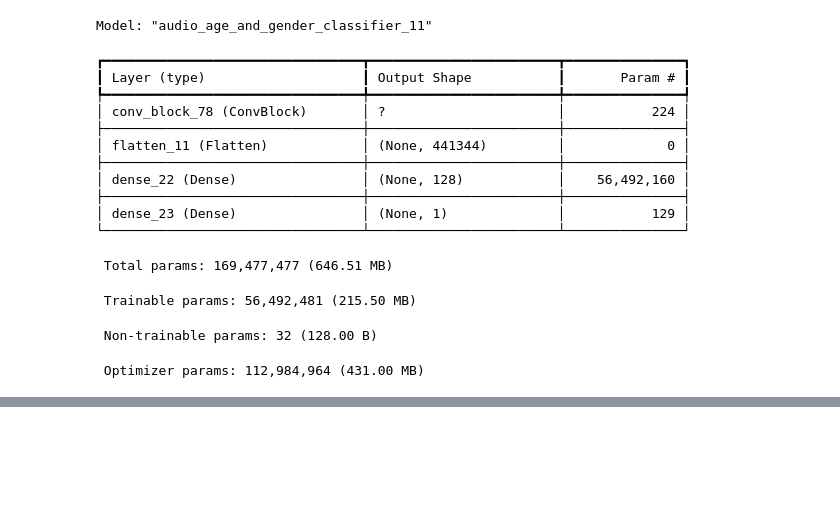
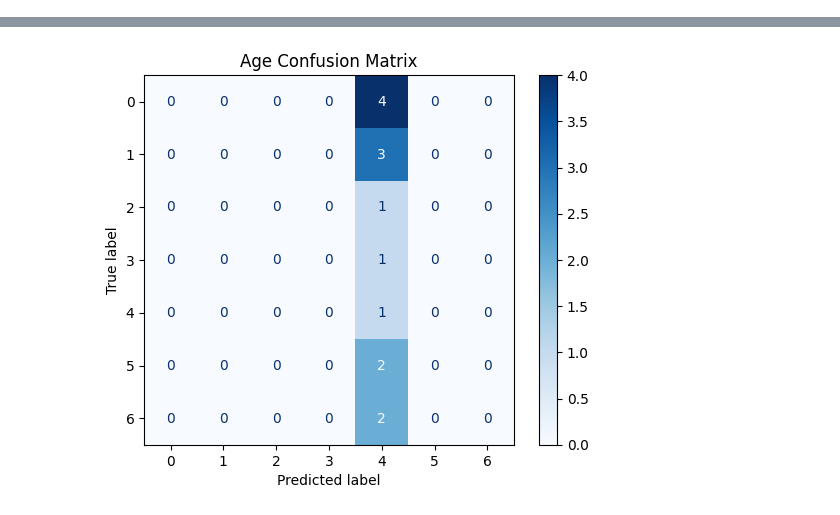
Before and after one commit to jo-pouradier/individu-feature-from-voice, a Jupyter notebook: training_with_new_features.ipynb, the cells around one changed output, grey strips where cells are left out. Drawn from its saved outputs; the diff is of its cells as text; code cells hidden in the pictures; blank space fills up the shorter version.

```diff
--- a/training_with_new_features.ipynb
+++ b/training_with_new_features.ipynb
@@ -163,17 +170,17 @@ from tensorflow.keras import layers, models, initializers
 
 
 class ConvBlock(layers.Layer):
-    def __init__(self, filters, kernel_size, strides=(1, 1), padding='same', activation='relu',
+    def __init__(self, filters, kernel_size, strides=1, padding='same', activation='relu',
                  kernel_initializer='he_normal', batch_norm=True, max_pool=True, dropout_rate=0.0):
         super(ConvBlock, self).__init__()
-        self.conv1 = layers.Conv2D(
+        self.conv1 = layers.Conv1D(
             filters=filters,
             kernel_size=kernel_size,
             strides=strides,
             padding=padding,
             kernel_initializer=kernel_initializer
         )
-        self.conv2 = layers.Conv2D(
+        self.conv2 = layers.Conv1D(
             filters=filters,
             kernel_size=kernel_size,
             strides=strides,
@@ -182,7 +189,7 @@ class ConvBlock(layers.Layer):
         )
         self.batch_norm = layers.BatchNormalization() if batch_norm else None
         self.activation = layers.Activation(activation)
-        self.max_pool = layers.MaxPooling2D(pool_size=(2, 2), strides=(2, 2), padding='same') if max_pool else None
+        self.max_pool = layers.MaxPooling1D(pool_size=2, strides=2, padding='same') if max_pool else None
         self.dropout = layers.Dropout(dropout_rate) if dropout_rate > 0 else None
 
     def call(self, inputs, training=False):
@@ -199,18 +206,18 @@ class ConvBlock(layers.Layer):
 
 
 class AudioAgeAndGenderClassifier(tf.keras.Model):
-    def __init__(self, input_shape=40):
+    def __init__(self):
         super(AudioAgeAndGenderClassifier, self).__init__()
         self.blocks = [
-            ConvBlock(filters=16, kernel_size=(3, 3), strides=(1, 1), padding='same', activation='relu',
+            ConvBlock(filters=16, kernel_size=3, strides=1, padding='same', activation='relu',
                       kernel_initializer='he_normal', batch_norm=False, max_pool=True, dropout_rate=0.0),
-            ConvBlock(filters=32, kernel_size=(3, 3), strides=(1, 1), padding='same', activation='relu',
+            ConvBlock(filters=32, kernel_size=3, strides=1, padding='same', activation='relu',
                       kernel_initializer='he_normal', batch_norm=False, max_pool=True, dropout_rate=0.0),
-            ConvBlock(filters=64, kernel_size=(3, 3), strides=(1, 1), padding='same', activation='relu',
+            ConvBlock(filters=64, kernel_size=3, strides=1, padding='same', activation='relu',
                       kernel_initializer='he_normal', batch_norm=False, max_pool=True, dropout_rate=0.0),
-            ConvBlock(filters=128, kernel_size=(3, 3), strides=(1, 1), padding='same', activation='relu',
+            ConvBlock(filters=128, kernel_size=3, strides=1, padding='same', activation='relu',
                       kernel_initializer='he_normal', batch_norm=False, max_pool=True, dropout_rate=0.0),
-            # ConvBlock(filters=256, kernel_size=(3, 3), strides=(1, 1), padding='same', activation='relu',
+            # ConvBlock(filters=256, kernel_size=3, strides=1, padding='same', activation='relu',
             #           kernel_initializer='he_normal', batch_norm=True, max_pool=True, dropout_rate=0.5),
         ]
 
@@ -320,7 +320,7 @@ def print_example_output(model, dataset):
               labels_list[0].keys()}
     predictions = {key: np.concatenate([pred[key] for pred in predictions_list]) for key in
                    predictions_list[0].keys()}
-    plot_confusion_matrix(labels["age"], predictions["age"], np.arange(0, np.max(predictions["age"])),
+    plot_confusion_matrix(labels["age"], predictions["age"], np.arange(0, num_age_classes),
                           title="Age Confusion Matrix")
     if not train_age_only:
         plot_confusion_matrix(labels["gender"], predictions["gender"], ['male', 'female'],
@@ -335,9 +335,9 @@ def train_model(model, dataset, validation_dataset, epochs, batch_size, verbose=
             "best_model.keras", save_best_only=True, monitor="val_loss"
         ),
         tf.keras.callbacks.TensorBoard(log_dir="./logs"),
-        tf.keras.callbacks.LambdaCallback(
-            on_epoch_end=lambda epoch, logs: print_example_output(model, val_dataset)
-        ),
+        # tf.keras.callbacks.LambdaCallback(
+        #     on_epoch_end=lambda epoch, logs: print_example_output(model, val_dataset)
+        # ),
     ]
     if use_early_stopping:
         callbacks.append(
@@ -371,6 +371,6 @@ ValueError: could not convert string to float: '[-8.61413086e+02  1.00171486e+02
 # %%
 # Train the model
-model = AudioAgeAndGenderClassifier(input_shape=features_length)
+model = AudioAgeAndGenderClassifier()
 model = compile_model(model, learning_rate)
 history = train_model(model, train_dataset, val_dataset, epochs, batch_size, verbose=1)
 # %% [output]
@@ -379,19 +397,4 @@ Epoch 1/10
-# %%
-model.summary()
-# %% [output]
-Model: "audio_age_and_gender_classifier_11"
-┏━━━━━━━━━━━━━━━━━━━━━━━━━━━━━━━━━┳━━━━━━━━━━━━━━━━━━━━━━━━┳━━━━━━━━━━━━━━━┓
-┃ Layer (type)                    ┃ Output Shape           ┃       Param # ┃
-┡━━━━━━━━━━━━━━━━━━━━━━━━━━━━━━━━━╇━━━━━━━━━━━━━━━━━━━━━━━━╇━━━━━━━━━━━━━━━┩
-│ conv_block_78 (ConvBlock)       │ ?                      │           224 │
-├─────────────────────────────────┼────────────────────────┼───────────────┤
-│ flatten_11 (Flatten)            │ (None, 441344)         │             0 │
-├─────────────────────────────────┼────────────────────────┼───────────────┤
-│ dense_22 (Dense)                │ (None, 128)            │    56,492,160 │
-├─────────────────────────────────┼────────────────────────┼───────────────┤
-│ dense_23 (Dense)                │ (None, 1)              │           129 │
-└─────────────────────────────────┴────────────────────────┴───────────────┘
- Total params: 169,477,477 (646.51 MB)
- Trainable params: 56,492,481 (215.50 MB)
- Non-trainable params: 32 (128.00 B)
- Optimizer params: 112,984,964 (431.00 MB)
+# %%
+# plot confusion matrix
+print_example_output(model, val_dataset)
+# %% [output]
@@ -398,3 +403,4 @@ Model: "audio_age_and_gender_classifier_11"
+[figure, added]
 # %%
 # Visualise a batch on the same figure
 import matplotlib.pyplot as plt
```
Also changed, not shown: parts of 8 cells of this notebook, 3 other files.
